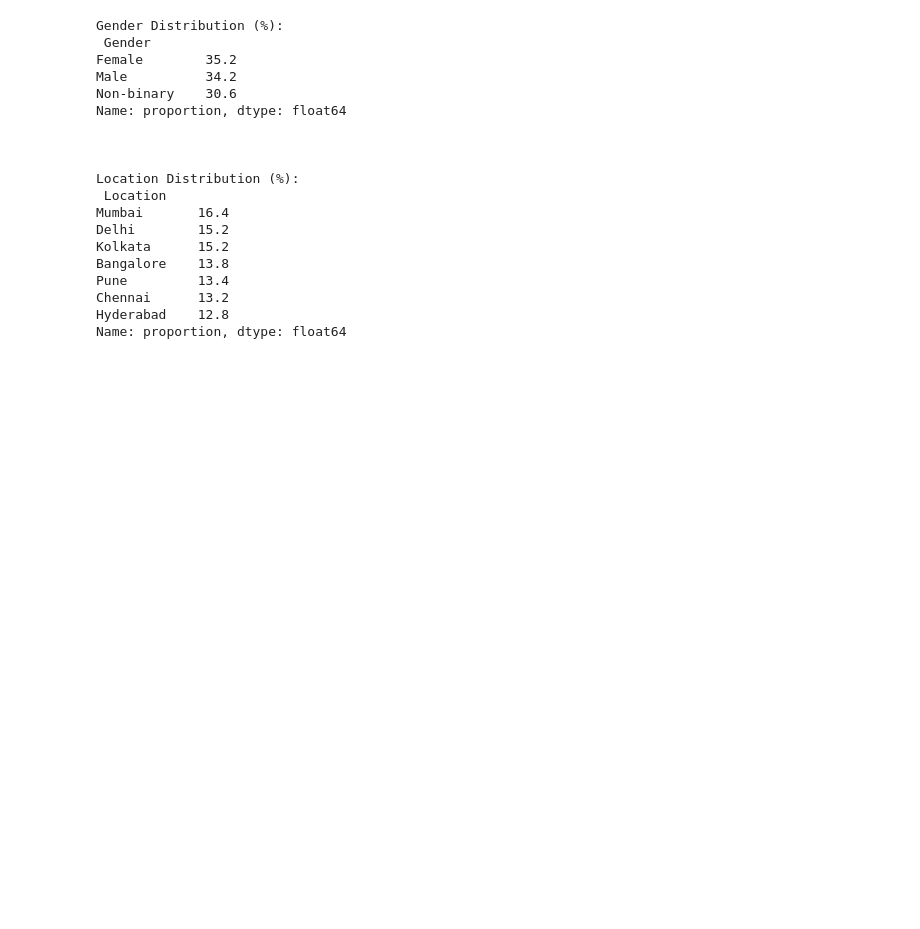
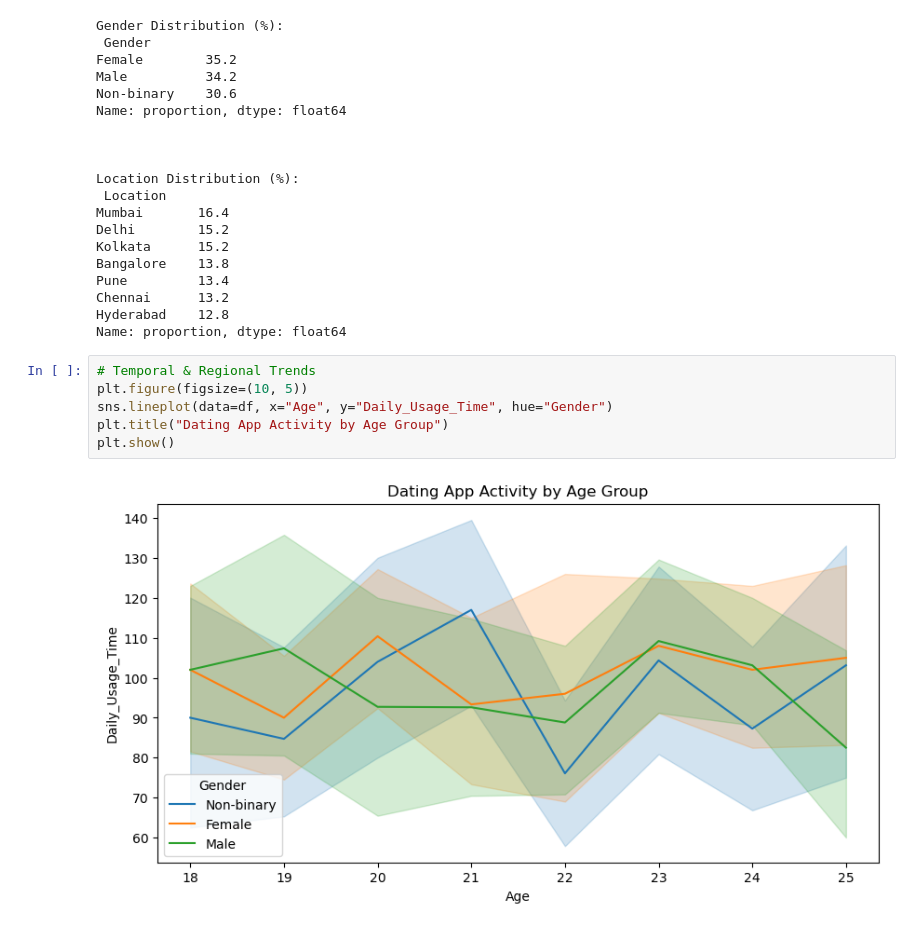
Before and after one commit to scriptkid03/ML-EDA, a Jupyter notebook: notebooks/deep-exploratory-analysis.ipynb, the cells around one changed output. Cells and saved outputs as stored; diff of their text form; blank space fills up the shorter version.

Commit message:
Added advanced data visualization

```diff
--- a/notebooks/deep-exploratory-analysis.ipynb
+++ b/notebooks/deep-exploratory-analysis.ipynb
@@ -112,3 +112,11 @@ Pune         13.4
 Chennai      13.2
 Hyderabad    12.8
 Name: proportion, dtype: float64
+# %%
+# Temporal & Regional Trends
+plt.figure(figsize=(10, 5))
+sns.lineplot(data=df, x="Age", y="Daily_Usage_Time", hue="Gender")
+plt.title("Dating App Activity by Age Group")
+plt.show()
+# %% [output]
+[figure, added]
```
Also changed, not shown: parts of 2 cells of this notebook.
